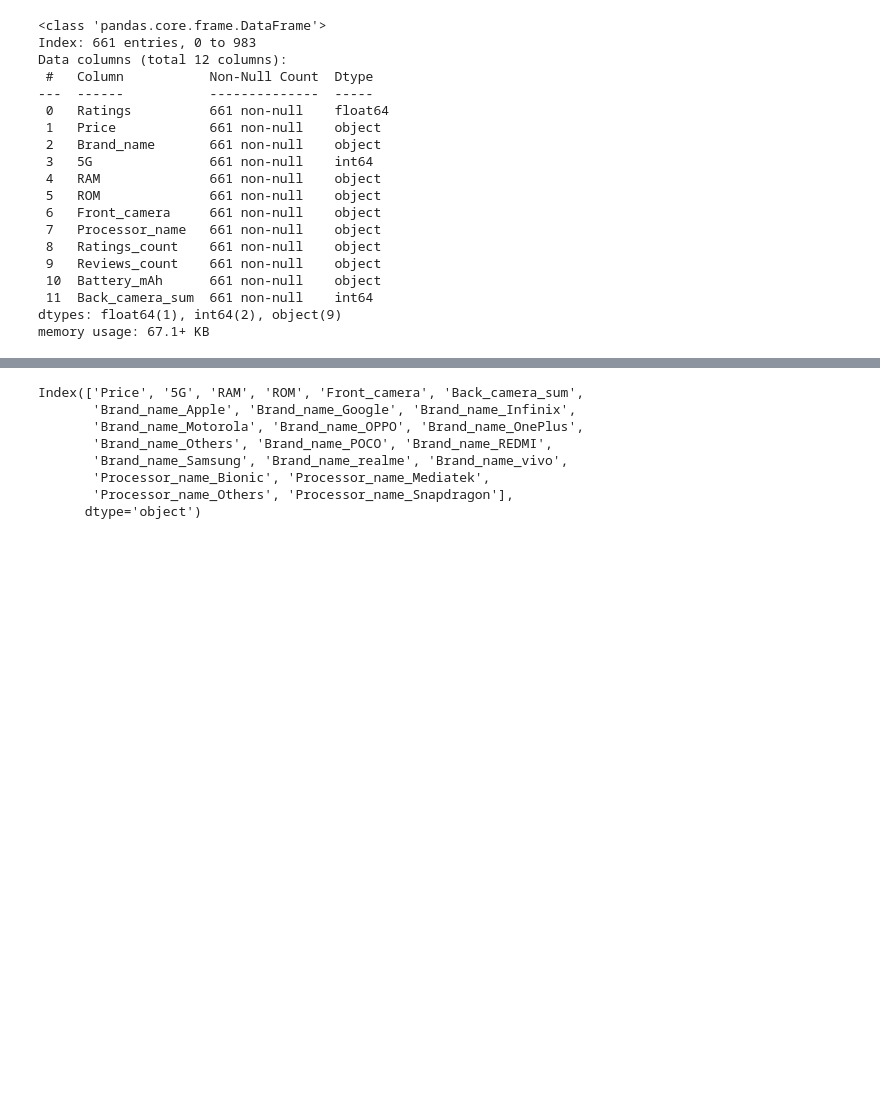
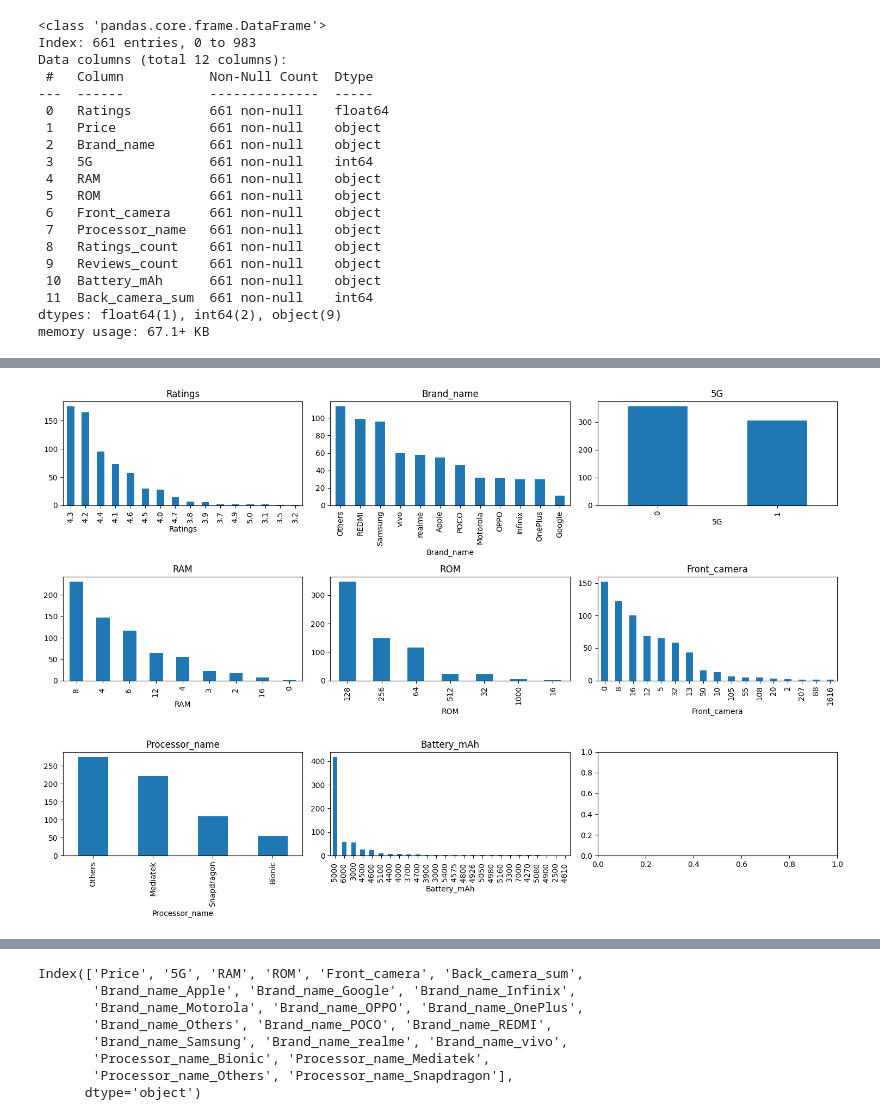
Before and after one commit to Jay-mishra04/SmartPhone_Price_Prediction, a Jupyter notebook: Smartphone price prediction.ipynb, the cells around one changed output, grey strips where cells are left out. Cells and saved outputs as stored; diff of their text form; code cells hidden in the pictures; blank space fills up the shorter version.

```diff
--- a/Smartphone price prediction.ipynb
+++ b/Smartphone price prediction.ipynb
@@ -394,0 +442,7 @@ df["Brand_name"] = df["Brand_name"].apply(brand_collection)
+# %%
+# make price as integer
+df['Price'] = df['Price'].astype("int")
+df["Ratings"] = df["Ratings"].astype("object")
+df['5G'] = df["5G"].astype("object")
+df["Ratings_count"] = df["Ratings_count"].astype("int")
+df["Reviews_count"] = df["Reviews_count"].astype('int')
@@ -394,0 +456,9 @@ df["Brand_name"] = df["Brand_name"].apply(brand_collection)
+# %%
+col = ['Ratings', 'Brand_name', '5G', 'RAM', 'ROM', 'Front_camera',
+       'Processor_name', 'Battery_mAh', 'Back_camera_sum']
+
+for i in col:
+    print("Column name:", i)
+    print("Unique counts:", df[i].nunique())
+    print("Unique values:", list(df[i].unique()))
+    print("\n")
@@ -394,0 +508,21 @@ df["Brand_name"] = df["Brand_name"].apply(brand_collection)
+# %%
+# checking the distribution of each column
+col = ['Ratings', 'Brand_name', '5G', 'RAM', 'ROM', 'Front_camera',
+       'Processor_name', 'Battery_mAh']
+
+import matplotlib.pyplot as plt
+
+fig, axes = plt.subplots(3, 3, figsize=(15, 10))
+axes = axes.flatten()
+
+
+for i, col_name in enumerate(col):
+
+    df[col_name].value_counts().plot(kind="bar", ax=axes[i])
+
+    axes[i].set_title(col_name)
+
+plt.tight_layout()
+plt.show()
+# %% [output]
+[figure, added]
```
Also changed, not shown: parts of 61 cells of this notebook.
